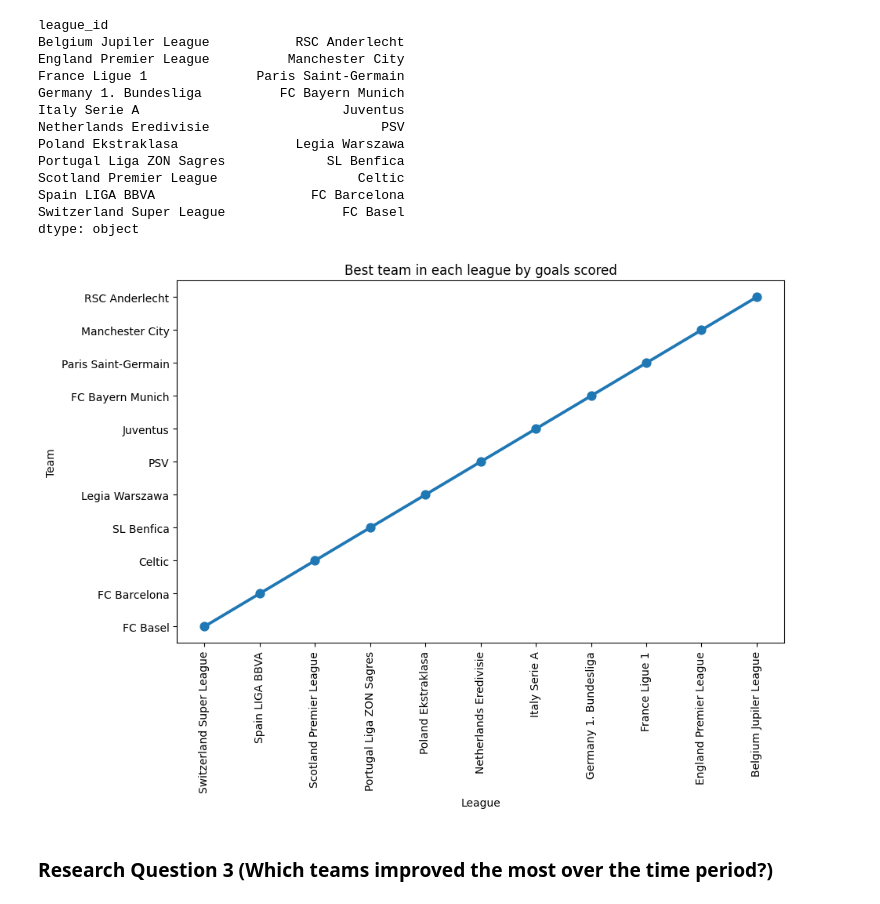
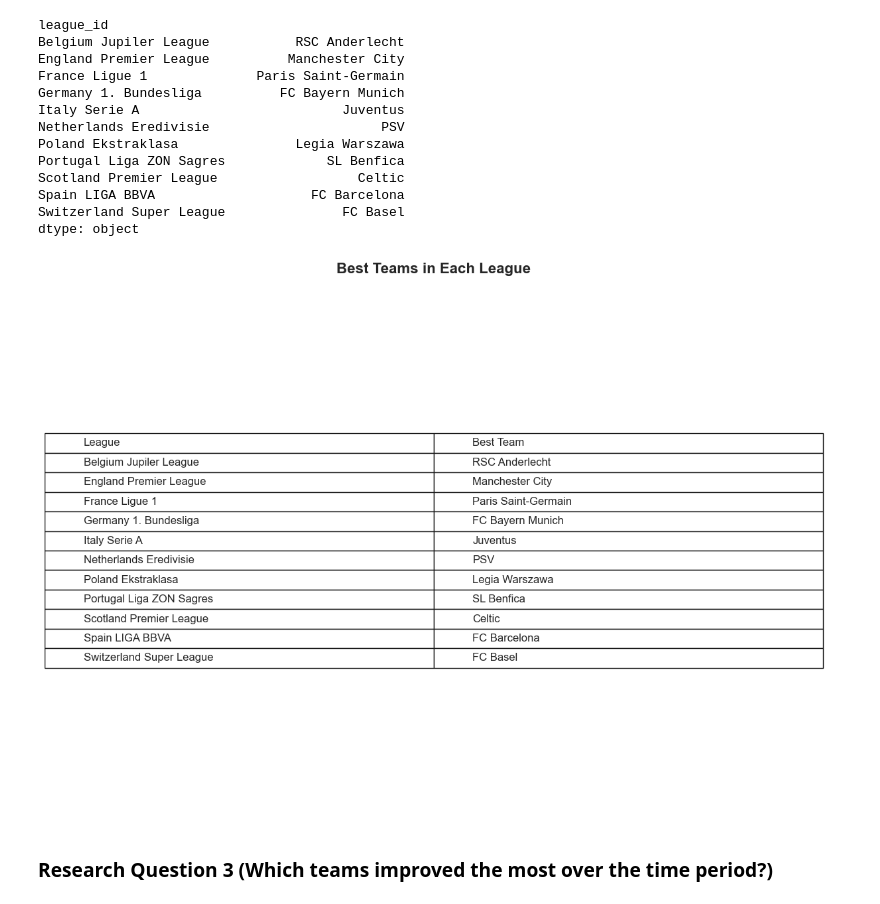
Before and after one commit to Amir152009/Matchs-analysis, a Jupyter notebook: Match notebook.ipynb, the cells around one changed output. Drawn from its saved outputs; the diff is of its cells as text; code cells hidden in the pictures.

Commit message:
Update charts

```diff
--- a/Match notebook.ipynb
+++ b/Match notebook.ipynb
@@ -234,17 +234,29 @@ Scotland Premier League                  Celtic
 Spain LIGA BBVA                    FC Barcelona
 Switzerland Super League               FC Basel
 dtype: object
-# %%
-# Plotting best team in each league
-plt.figure(figsize=(10,6))
-sns.pointplot(x='league_id', y='team_id', data=best_teams_df, order=league_order)
-plt.title('Best team in each league by goals scored')
-plt.xlabel('League')
-plt.ylabel('Team')
-plt.xticks(rotation=90)
-plt.show()
-# %% [output]
-[figure, removed]
+# %%
+# convert to dataframe
+df = best_teams.reset_index()
+df.columns = ['League', 'Best Team']
+
+# Draw a table
+fig, ax = plt.subplots(figsize=(12, len(df) * 0.6 + 2))
+ax.axis('off')
+
+table = ax.table(cellText=df.values, colLabels=df.columns, loc='center', cellLoc='left', colLoc='left')
+
+# font customization
+table.auto_set_font_size(False)
+table.set_fontsize(12)
+table.scale(1.2, 1.5)
+
+# Title
+plt.title("Best Teams in Each League", fontsize=16, weight='bold', pad=20)
+
+plt.tight_layout()
+plt.show()
+# %% [output]
+[figure, added]
 # %% [markdown]
 ### Research Question 3  (Which teams improved the most over the time period?)
 # %%
```
Also changed, not shown: parts of 3 cells of this notebook.
